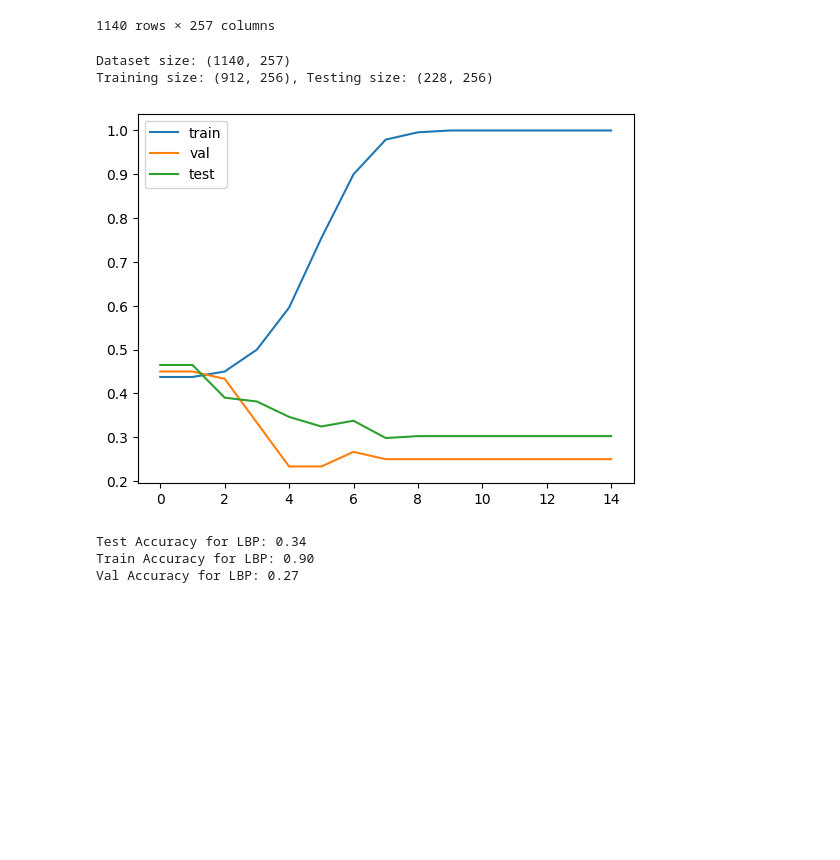
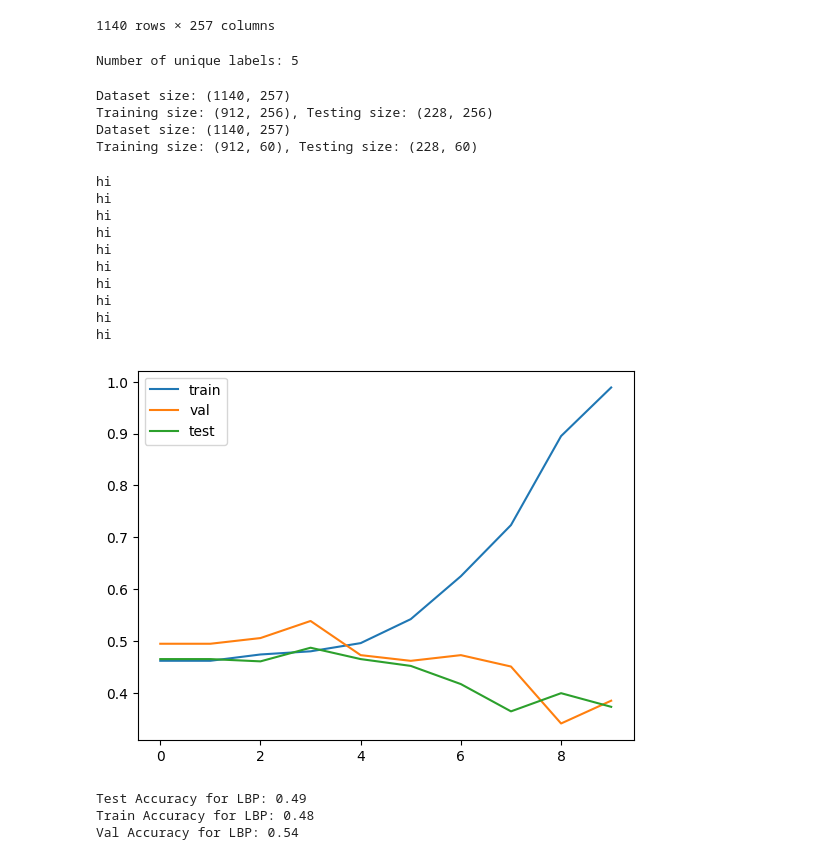
Before and after one commit to AgarwalMayank2/Face_Detection, a Jupyter notebook: applying_ML_algorithms/Decision_Tree_PRMLproj.ipynb, the cells around one changed output. Cells and saved outputs as stored; diff of their text form; code cells hidden in the pictures; blank space fills up the shorter version.

```diff
--- a/applying_ML_algorithms/Decision_Tree_PRMLproj.ipynb
+++ b/applying_ML_algorithms/Decision_Tree_PRMLproj.ipynb
@@ -279,6 +280,11 @@ df_LBP
 | 3337 | 351.0 | 25.0 | 197.0 | 141.0 | 27.0 | 4.0 | 142.0 | 455.0 | 247.0 | 13.0 | ... | ... |
 | 3338 | 695.0 | 60.0 | 385.0 | 168.0 | 70.0 | 15.0 | 146.0 | 266.0 | 255.0 | 25.0 | ... | ... |
 1140 rows × 257 columns
+# %%
+# print no of unique labels
+print(f"Number of unique labels: {len(df_LBP['256'].unique())}")
+# %% [output]
+Number of unique labels: 5
 # %%
 X = df_LBP.iloc[:, :-1]
 y = df_LBP.iloc[:, -1]
@@ -298,13 +304,22 @@ X_test_LBP = scaler.transform(X_test_LBP)
 
 print(f"Dataset size: {df_LBP.shape}")
 print(f"Training size: {X_train_LBP.shape}, Testing size: {X_test_LBP.shape}")
+
+# PCA
+
+pca = PCA(n_components=60) # check acc at pca=50 and 70....best at 60
+X_train_LBP = pca.fit_transform(X_train_LBP)
+X_test_LBP = pca.transform(X_test_LBP)
+
+print(f"Dataset size: {df_LBP.shape}")
+print(f"Training size: {X_train_LBP.shape}, Testing size: {X_test_LBP.shape}")
 # %% [output]
 Dataset size: (1140, 257)
 Training size: (912, 256), Testing size: (228, 256)
+Dataset size: (1140, 257)
+Training size: (912, 60), Testing size: (228, 60)
 # %%
-## Task-0: Write code to have 20% of train data to be used as validation set
-# YOUR CODE HERE
-j=int(0.2*len(X_train_LBP))
+j=int(0.1*len(X_train_LBP))
 X_val_LBP=X_train_LBP[:j]
 y_val_LBP=y_train_LBP[:j]
 X_train_LBP=X_train_LBP[j:]
@@ -313,29 +328,40 @@ y_train_LBP=y_train_LBP[j:]
 # %%
 train_acc=[]
 val_acc=[]
 test_acc=[]
-for i in range(0,15):
+for i in range(0,10):
+    print("hi")
     tree = DecisionTree(max_depth=i)
     tree.train(X_train_LBP, y_train_LBP)
     y_pred_train = predict(tree, X_train_LBP)
     accuracy_train = np.mean(y_pred_train == y_train_LBP)
     train_acc.append(accuracy_train)
     y_pred_val = predict(tree, X_val_LBP)
     accuracy_val = np.mean(y_pred_val == y_val_LBP)
     val_acc.append(accuracy_val)
     y_pred_test = predict(tree, X_test_LBP)
     accuracy_test = np.mean(y_pred_test == y_test_LBP)
     test_acc.append(accuracy_test)
 import matplotlib.pyplot as plt
-plt.plot(range(0,15),train_acc,label='train')
-plt.plot(range(0,15),val_acc,label='val')
-plt.plot(range(0,15),test_acc,label='test')
+plt.plot(range(0,10),train_acc,label='train')
+plt.plot(range(0,10),val_acc,label='val')
+plt.plot(range(0,10),test_acc,label='test')
 plt.legend()
 plt.show()
 # %% [output]
+hi
+hi
+hi
+hi
+hi
+hi
+hi
+hi
+hi
+hi
-[figure, old version]
+[figure, new version]
 # %%
-tree_LBP = DecisionTree(max_depth=6)
+tree_LBP = DecisionTree(max_depth=3)
 tree_LBP.train(X_train_LBP, y_train_LBP)
 
 # Make predictions
@@ -359,6 +385,6 @@ y_pred_val_LBP = predict(tree_LBP, X_val_LBP)
 accuracy_val_LBP = np.mean(y_pred_val_LBP == y_val_LBP)
 print(f"Val Accuracy for LBP: {accuracy_val_LBP:.2f}")
 # %% [output]
-Test Accuracy for LBP: 0.34
-Train Accuracy for LBP: 0.90
-Val Accuracy for LBP: 0.27
+Test Accuracy for LBP: 0.49
+Train Accuracy for LBP: 0.48
+Val Accuracy for LBP: 0.54
```
Also changed, not shown: parts of 1 cell of this notebook.
